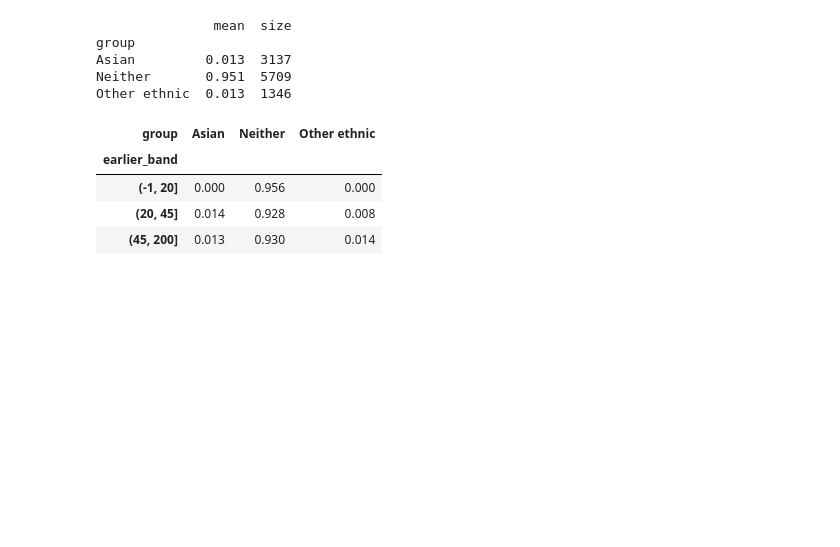
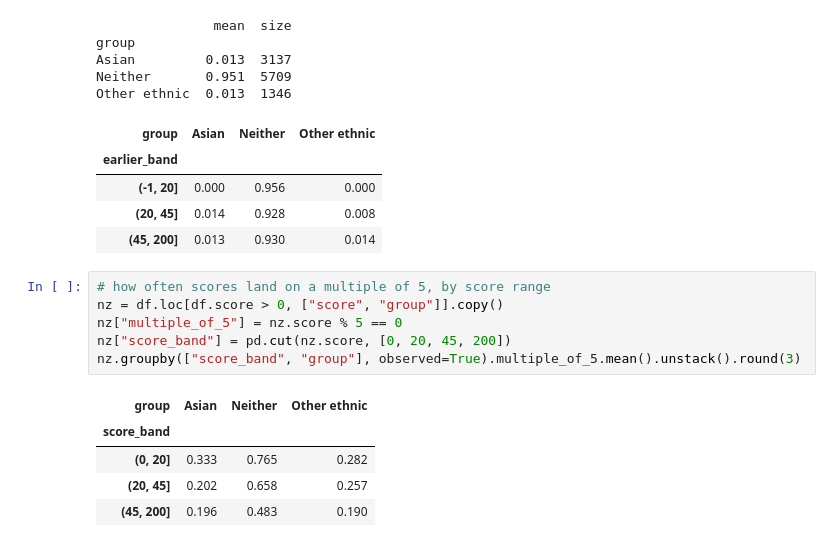
Before and after one commit to TanayPratapSingh/seattle-food-safety, a Jupyter notebook: tanay_singh_reglab_takehome.ipynb, the cells around one changed output. Cells and saved outputs as stored; diff of their text form; blank space fills up the shorter version.

Commit message:
Check how often scores land on multiples of 5 in each group

```diff
--- a/tanay_singh_reglab_takehome.ipynb
+++ b/tanay_singh_reglab_takehome.ipynb
@@ -281,3 +281,15 @@ Other ethnic  0.013  1346
 | (-1, 20] | 0.000 | 0.956 | 0.000 |
 | (20, 45] | 0.014 | 0.928 | 0.008 |
 | (45, 200] | 0.013 | 0.930 | 0.014 |
+# %%
+# how often scores land on a multiple of 5, by score range
+nz = df.loc[df.score > 0, ["score", "group"]].copy()
+nz["multiple_of_5"] = nz.score % 5 == 0
+nz["score_band"] = pd.cut(nz.score, [0, 20, 45, 200])
+nz.groupby(["score_band", "group"], observed=True).multiple_of_5.mean().unstack().round(3)
+# %% [output]
+| group | Asian | Neither | Other ethnic |
+| score_band |  |  |  |
+| (0, 20] | 0.333 | 0.765 | 0.282 |
+| (20, 45] | 0.202 | 0.658 | 0.257 |
+| (45, 200] | 0.196 | 0.483 | 0.190 |
```
